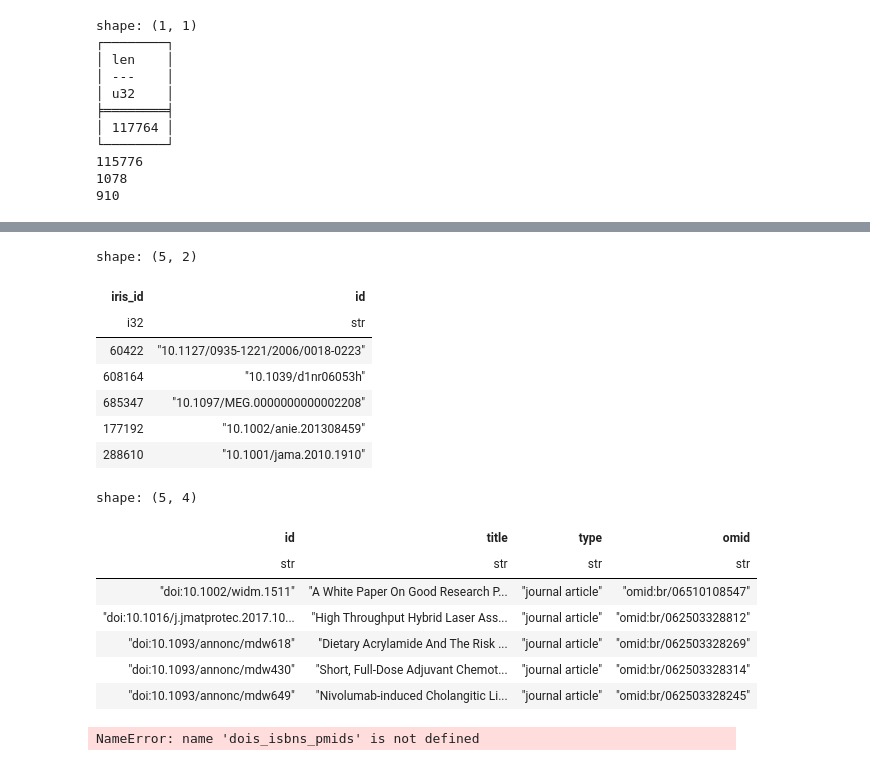
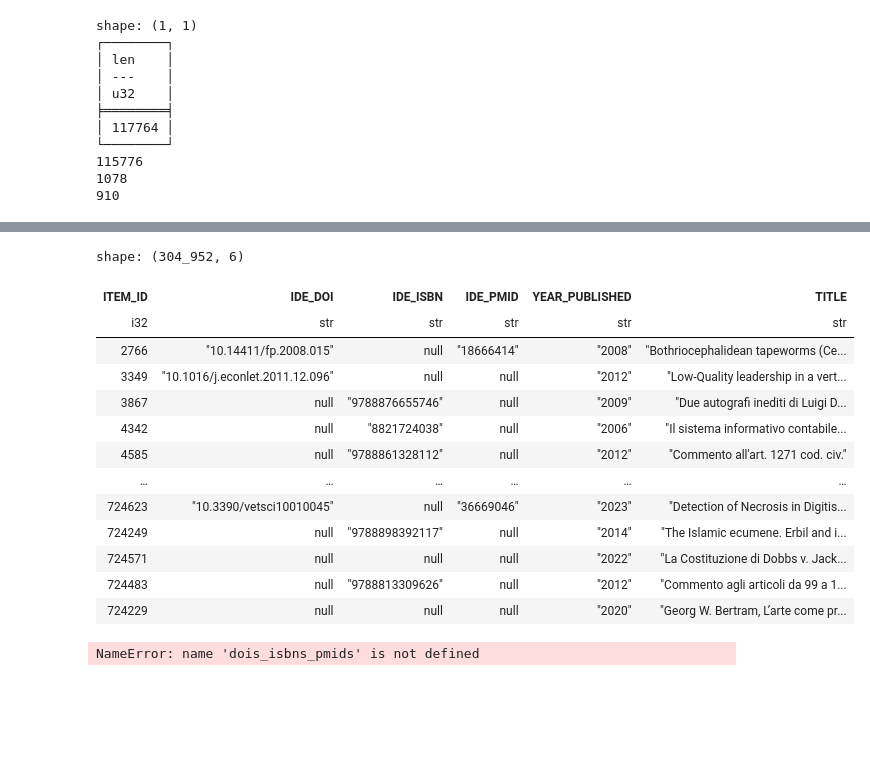
Before and after one commit to open-sci/2023-2024-atreides-code, a Jupyter notebook: notebooks/final.ipynb, the cells around one changed output, grey strips where cells are left out. Saved outputs shown, nothing was run; the diff lists cells and outputs as text; code cells hidden in the pictures; blank space fills up the shorter version.

```diff
--- a/final.ipynb
+++ b/notebooks/final.ipynb
@@ -707,22 +582,0 @@ shape: (10, 4)
-# %%
-dois_isbns_pmids_df.head()
-# %% [output]
-shape: (5, 2)
-| iris_id | id |
-| i32 | str |
-| 60422 | "10.1127/0935-1221/2006/0018-0223" |
-| 608164 | "10.1039/d1nr06053h" |
-| 685347 | "10.1097/MEG.0000000000002208" |
-| 177192 | "10.1002/anie.201308459" |
-| 288610 | "10.1001/jama.2010.1910" |
-# %%
-lf_iim.head().collect()
-# %% [output]
-shape: (5, 4)
-| id | title | type | omid |
-| str | str | str | str |
-| "doi:10.1002/widm.1511" | "A White Paper On Good Research P... | "journal article" | "omid:br/06510108547" |
-| "doi:10.1016/j.jmatprotec.2017.10... | "High Throughput Hybrid Laser Ass... | "journal article" | "omid:br/062503328812" |
-| "doi:10.1093/annonc/mdw618" | "Dietary Acrylamide And The Risk ... | "journal article" | "omid:br/062503328269" |
-| "doi:10.1093/annonc/mdw430" | "Short, Full-Dose Adjuvant Chemot... | "journal article" | "omid:br/062503328314" |
-| "doi:10.1093/annonc/mdw649" | "Nivolumab-induced Cholangitic Li... | "journal article" | "omid:br/062503328245" |
@@ -731,3 +583,24 @@ shape: (5, 4)
+# %%
+from src.read_iris import read_iris
+
+iris = read_iris('./data/iris-data-2024-03-14', not_filtered=True)
+# %%
+iris
+# %% [output]
+shape: (304_952, 6)
+| ITEM_ID | IDE_DOI | IDE_ISBN | IDE_PMID | YEAR_PUBLISHED | TITLE |
+| i32 | str | str | str | str | str |
+| 2766 | "10.14411/fp.2008.015" | null | "18666414" | "2008" | "Bothriocephalidean tapeworms (Ce... |
+| 3349 | "10.1016/j.econlet.2011.12.096" | null | null | "2012" | "Low-Quality leadership in a vert... |
+| 3867 | null | "9788876655746" | null | "2009" | "Due autografi inediti di Luigi D... |
+| 4342 | null | "8821724038" | null | "2006" | "Il sistema informativo contabile... |
+| 4585 | null | "9788861328112" | null | "2012" | "Commento all'art. 1271 cod. civ." |
+| … | … | … | … | … | … |
+| 724623 | "10.3390/vetsci10010045" | null | "36669046" | "2023" | "Detection of Necrosis in Digitis... |
+| 724249 | null | "9788898392117" | null | "2014" | "The Islamic ecumene. Erbil and i... |
+| 724571 | null | null | null | "2022" | "La Costituzione di Dobbs v. Jack... |
+| 724483 | null | "9788813309626" | null | "2012" | "Commento agli articoli da 99 a 1... |
+| 724229 | null | null | null | "2020" | "Georg W. Bertram, L’arte come pr... |
 # %%
 rq1 = lf_iim.select(pl.len()).collect()
 
```
Also changed, not shown: parts of 15 cells of this notebook, 2 other files.
